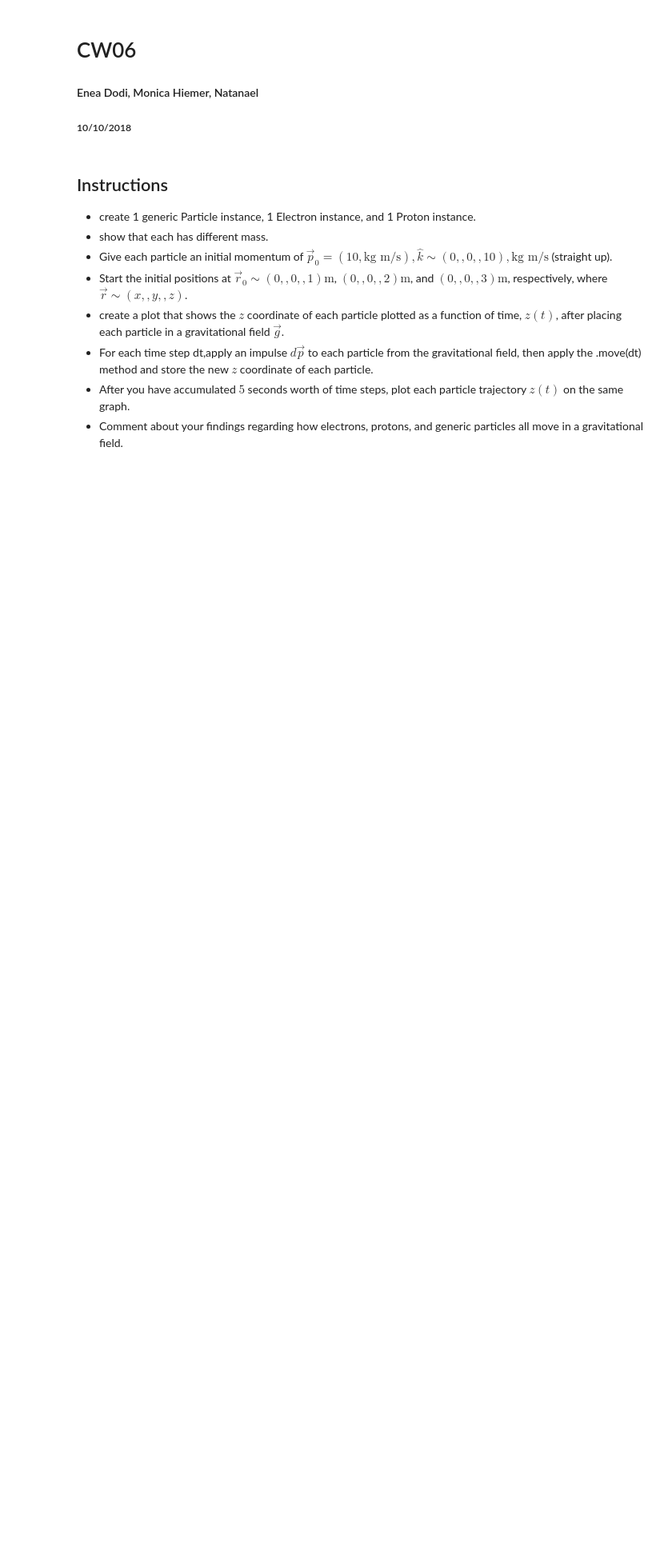
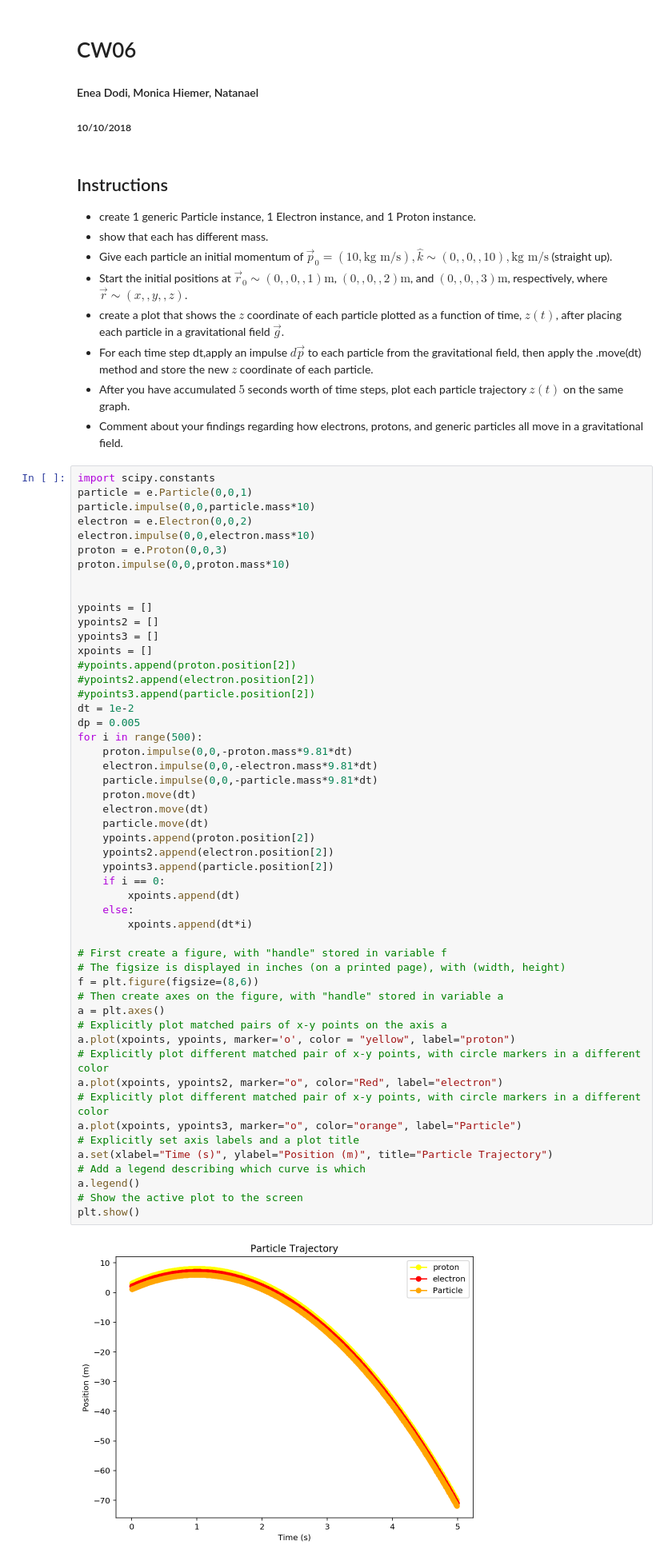
Before and after one commit to chapman-phys220-2018f/cw06-m-and-n, a Jupyter notebook: CW06.ipynb, the cells around one changed output. Shown at 80% size. Cells and saved outputs as stored; diff of their text form; blank space fills up the shorter version.

```diff
--- a/CW06.ipynb
+++ b/CW06.ipynb
@@ -23,3 +24,56 @@ plt.style.use("seaborn-pastel")
 * For each time step dt,apply an impulse $d\vec{p}$ to each particle from the gravitational field, then apply the .move(dt) method and store the new $z$ coordinate of each particle.
 * After you have accumulated $5$ seconds worth of time steps, plot each particle trajectory $z(t)$ on the same graph.
 * Comment about your findings regarding how electrons, protons, and generic particles all move in a gravitational field.
+# %%
+import scipy.constants
+particle = e.Particle(0,0,1)
+particle.impulse(0,0,particle.mass*10)
+electron = e.Electron(0,0,2)
+electron.impulse(0,0,electron.mass*10)
+proton = e.Proton(0,0,3)
+proton.impulse(0,0,proton.mass*10)
+
+
+ypoints = []
+ypoints2 = []
+ypoints3 = []
+xpoints = []
+#ypoints.append(proton.position[2])
+#ypoints2.append(electron.position[2])
+#ypoints3.append(particle.position[2])
+dt = 1e-2
+dp = 0.005
+for i in range(500):
+    proton.impulse(0,0,-proton.mass*9.81*dt)
+    electron.impulse(0,0,-electron.mass*9.81*dt)
+    particle.impulse(0,0,-particle.mass*9.81*dt)
+    proton.move(dt)
+    electron.move(dt)
+    particle.move(dt)
+    ypoints.append(proton.position[2])
+    ypoints2.append(electron.position[2])
+    ypoints3.append(particle.position[2])
+    if i == 0:
+        xpoints.append(dt)
+    else:
+        xpoints.append(dt*i)
+
+# First create a figure, with "handle" stored in variable f
+# The figsize is displayed in inches (on a printed page), with (width, height)
+f = plt.figure(figsize=(8,6))
+# Then create axes on the figure, with "handle" stored in variable a
+a = plt.axes()
+# Explicitly plot matched pairs of x-y points on the axis a
+a.plot(xpoints, ypoints, marker='o', color = "yellow", label="proton")
+# Explicitly plot different matched pair of x-y points, with circle markers in a different color
+a.plot(xpoints, ypoints2, marker="o", color="Red", label="electron")
+# Explicitly plot different matched pair of x-y points, with circle markers in a different color
+a.plot(xpoints, ypoints3, marker="o", color="orange", label="Particle")
+# Explicitly set axis labels and a plot title
+a.set(xlabel="Time (s)", ylabel="Position (m)", title="Particle Trajectory")
+# Add a legend describing which curve is which
+a.legend()
+# Show the active plot to the screen
+plt.show()
+# %% [output]
+[figure, added]
```
Also changed, not shown: parts of 1 cell of this notebook.
